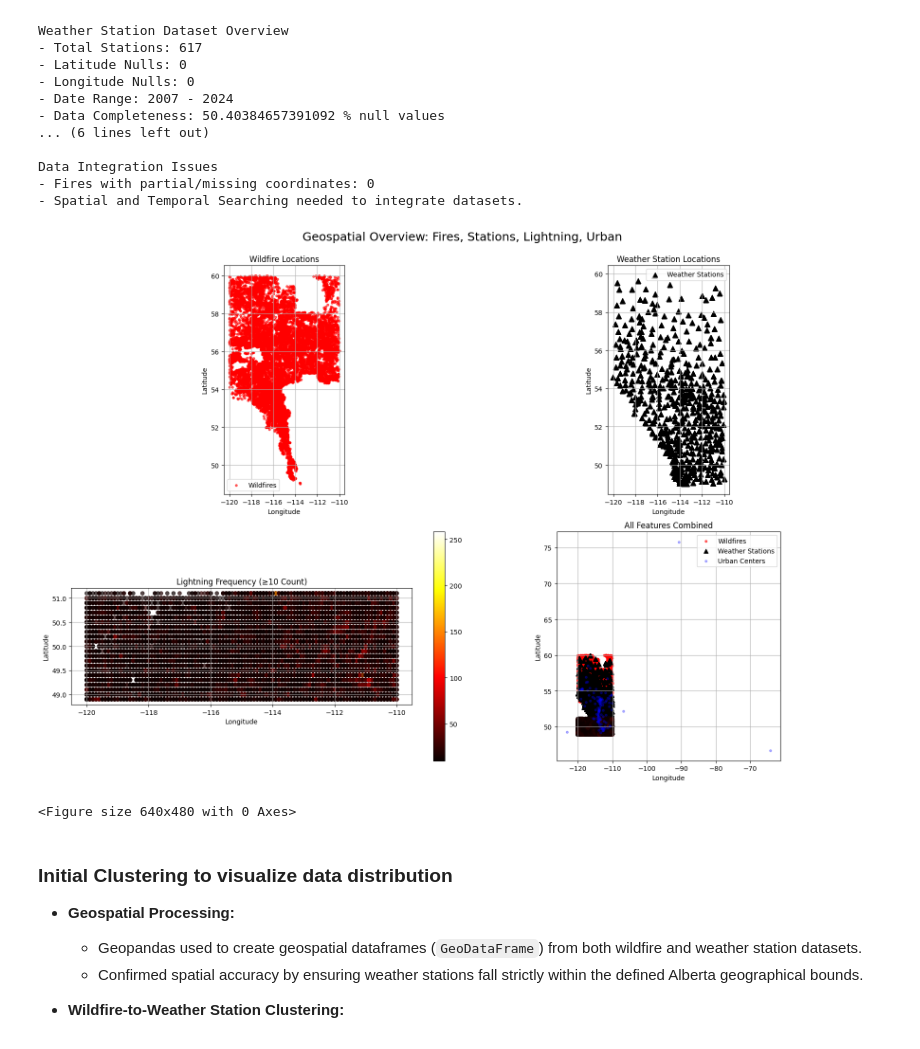
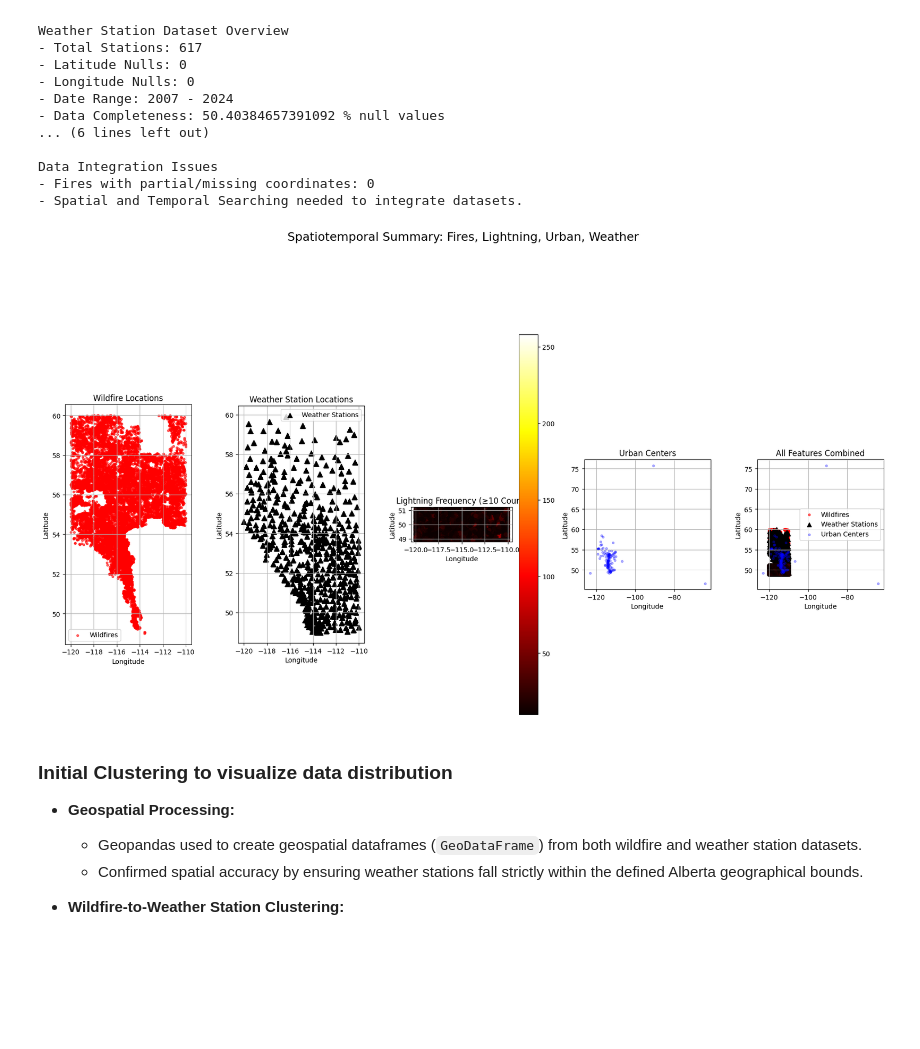
Before and after one commit to y344shi/WeatherTransformer, a Jupyter notebook: data_processing/DataProcessing.ipynb, the cells around one changed output. Saved outputs shown, nothing was run; the diff lists cells and outputs as text; code cells hidden in the pictures; blank space fills up the shorter version.

```diff
--- a/data_processing/DataProcessing.ipynb
+++ b/data_processing/DataProcessing.ipynb
@@ -284,7 +258,7 @@ def plot_geospatial_summary(wildfire_df, weather_df, lightning_df, cities_df):
         crs="EPSG:4326"
     )
 
-    fig, axes = plt.subplots(2, 2, figsize=(18, 12))
+    fig, axes = plt.subplots(1, 5, figsize=(18, 12))
     axes = axes.flatten()
 
     # Subplot 0: Wildfires
@@ -307,47 +281,48 @@ def plot_geospatial_summary(wildfire_df, weather_df, lightning_df, cities_df):
 
     # Subplot 2: Lightning
     ax2 = axes[2]
     gdf_lightning.plot(ax=ax2, column="TOTAL_COUNT", cmap="hot", markersize=30, alpha=0.7, legend=True)
     ax2.set_title("Lightning Frequency (≥10 Count)")
     ax2.set_xlabel("Longitude")
     ax2.set_ylabel("Latitude")
     ax2.grid(True)
 
-    # Subplot 3: Composite
+
+    # Subplot 3: Urban center
     ax3 = axes[3]
-    gdf_fire.plot(ax=ax3, color='red', markersize=10, alpha=0.6, label='Wildfires')
-    gdf_weather.plot(ax=ax3, color='black', marker='^', markersize=40, label='Weather Stations')
-    gdf_lightning.plot(ax=ax3, column="TOTAL_COUNT", cmap="hot", markersize=30, alpha=0.5, legend=False)
     gdf_urban.plot(ax=ax3, color='blue', markersize=10, alpha=0.3, label='Urban Centers')
-
-    ax3.set_title("All Features Combined")
+    ax3.set_title("Urban Centers")
     ax3.set_xlabel("Longitude")
     ax3.set_ylabel("Latitude")
-    ax3.legend()
     ax3.grid(True)
 
-    # Final layout
-    plt.suptitle("Geospatial Overview: Fires, Stations, Lightning, Urban", fontsize=18)
-    plt.tight_layout()
-    plt.subplots_adjust(top=0.92)
-    plt.show()
+    # Subplot 3: Composite
+    ax4 = axes[4]
+    gdf_fire.plot(ax=ax4, color='red', markersize=10, alpha=0.6, label='Wildfires')
+    gdf_weather.plot(ax=ax4, color='black', marker='^', markersize=40, label='Weather Stations')
+    gdf_lightning.plot(ax=ax4, column="TOTAL_COUNT", cmap="hot", markersize=30, alpha=0.5, legend=False)
+    gdf_urban.plot(ax=ax4, color='blue', markersize=10, alpha=0.3, label='Urban Centers')
 
+    ax4.set_title("All Features Combined")
+    ax4.set_xlabel("Longitude")
+    ax4.set_ylabel("Latitude")
+    ax4.legend()
+    ax4.grid(True)
 
     ### --- Final Display ---
     plt.suptitle("Spatiotemporal Summary: Fires, Lightning, Urban, Weather", fontsize=18)
     plt.tight_layout()
     plt.subplots_adjust(top=0.92)
     plt.show()
 
 plot_geospatial_summary(
     wildfire_df=wildfire_df,
     weather_df=weather_df,
     lightning_df=lightning_df,
     cities_df=cities_df
 )
 # %% [output]
-[figure, old version]
+[figure, new version]
-<Figure size 640x480 with 0 Axes>
 # %% [markdown]
 ### Initial Clustering to visualize data distribution
 
```
Also changed, not shown: parts of 10 cells of this notebook, 7 other files.
